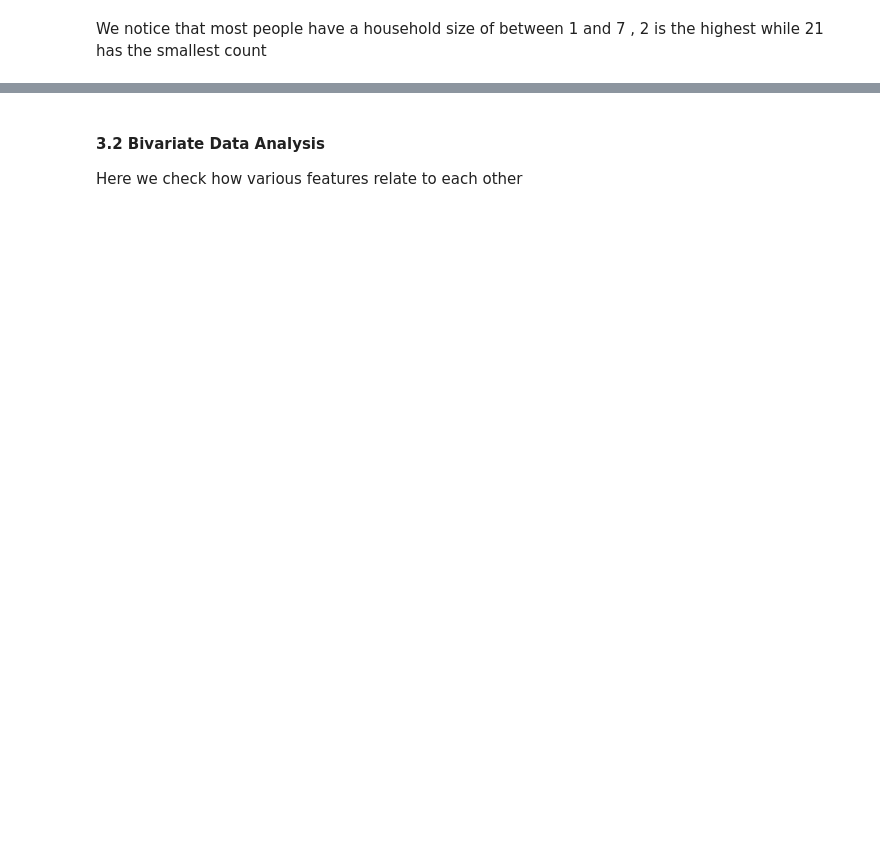
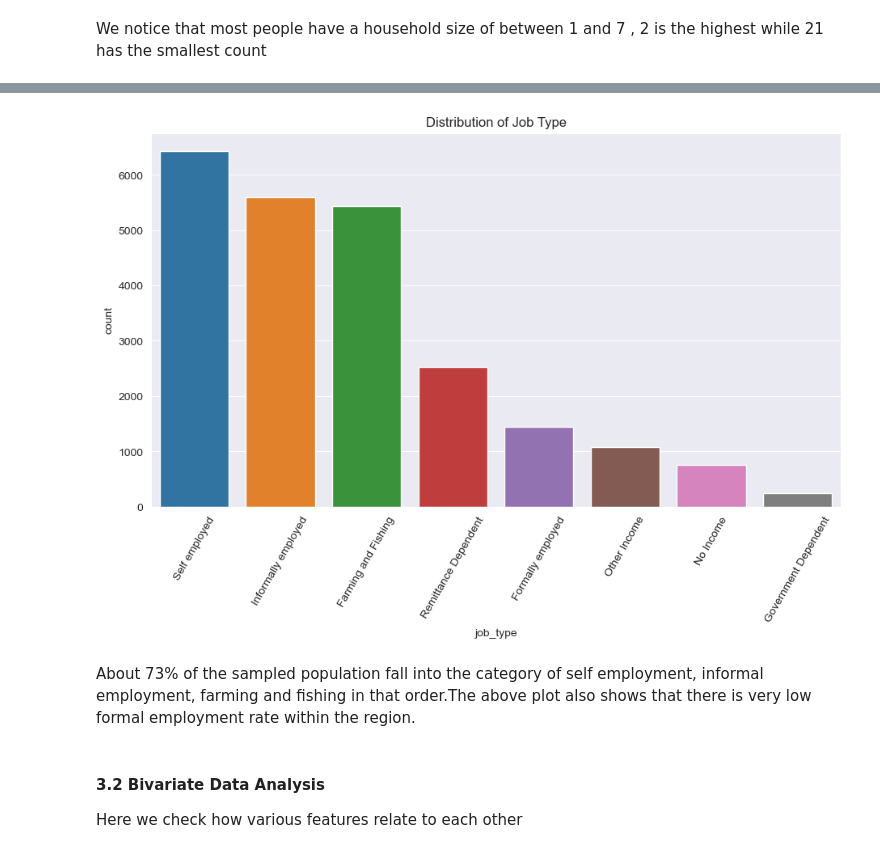
Before and after one commit to penina26/financial-inclusion-africa, a Jupyter notebook: index.ipynb, the cells around one changed output, grey strips where cells are left out. Saved outputs shown, nothing was run; the diff lists cells and outputs as text; code cells hidden in the pictures; blank space fills up the shorter version.

```diff
--- a/index.ipynb
+++ b/index.ipynb
@@ -426,3 +452,13 @@ We notice that most people have a household size of between 1 and 7 , 2 is the h
+# %%
+#plot a countplot of the distribution of job type
+plt.figure(figsize=(11,6))
+sns.countplot(data=train, x='job_type', order=train['job_type'].value_counts().index)
+plt.xticks(rotation='60')
+plt.title("Distribution of Job Type");
+# %% [output]
+[figure, added]
+# %% [markdown]
+About 73% of the sampled population fall into the category of self employment, informal employment, farming and fishing in that order.The above plot also shows that there is very low formal employment rate within the region.
 # %% [markdown]
 #### 3.2 Bivariate Data Analysis
 
```
Also changed, not shown: parts of 41 cells of this notebook.
